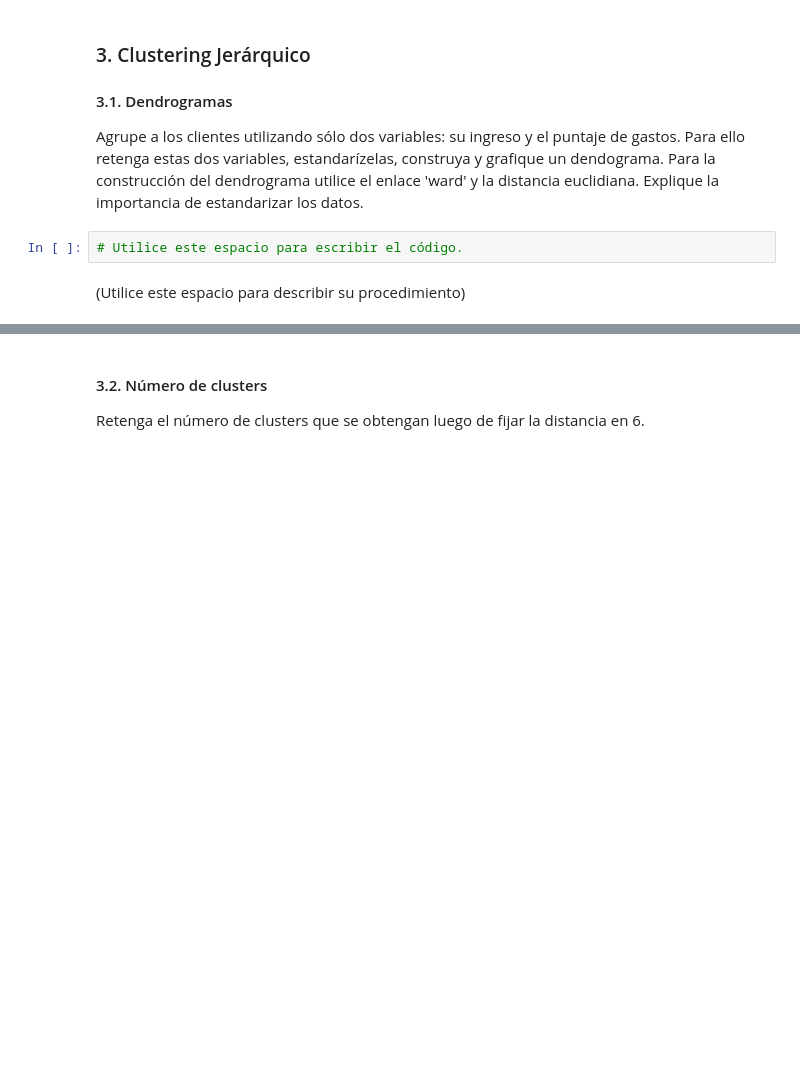
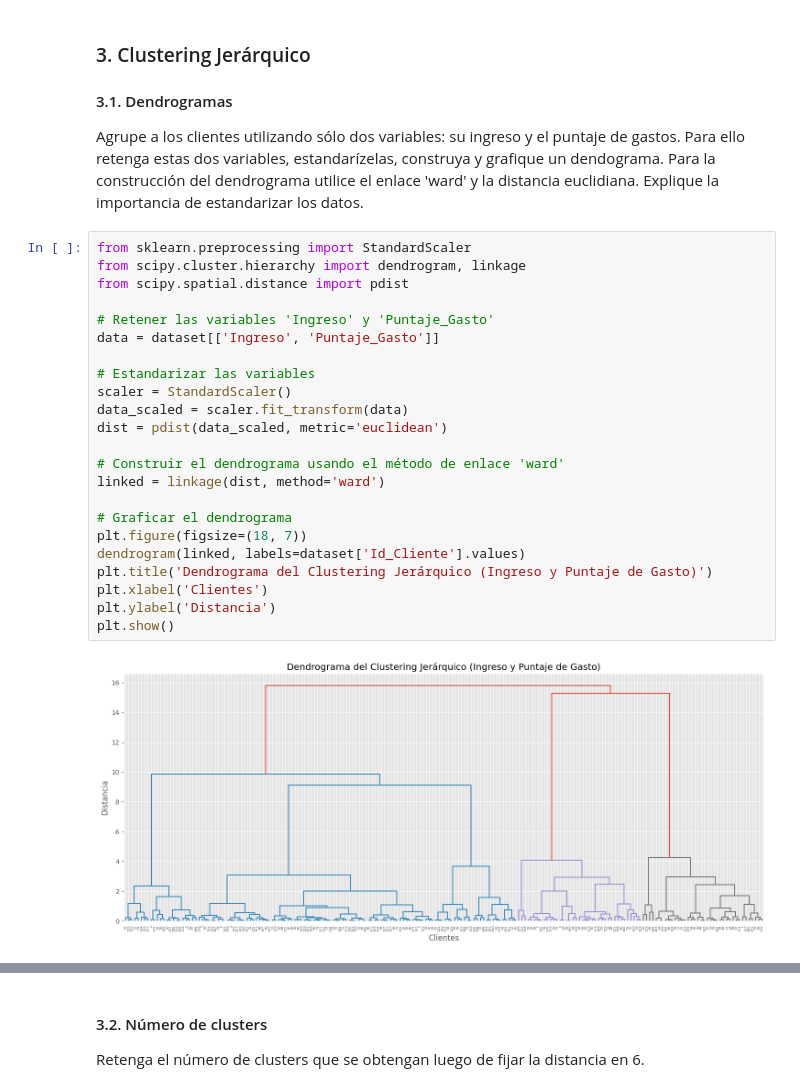
Before and after one commit to jetabaresj/MIAD_UL_2024, a Jupyter notebook: SEMANA 4/S4_LC_Taller_Jerarquico_DBSCAN.ipynb, the cells around one changed output, grey strips where cells are left out. Cells and saved outputs as stored; diff of their text form; blank space fills up the shorter version.

```diff
--- a/SEMANA 4/S4_LC_Taller_Jerarquico_DBSCAN.ipynb
+++ b/SEMANA 4/S4_LC_Taller_Jerarquico_DBSCAN.ipynb
@@ -46,7 +219,28 @@ Antes de comenzar el análisis de segmentación utilice estadísticas descriptiv
 #### 3.1. Dendrogramas
 
 Agrupe a los clientes utilizando sólo dos variables: su ingreso y el puntaje de gastos. Para ello retenga estas dos variables, estandarízelas, construya y grafique un dendograma. Para la construcción del dendrograma utilice el enlace 'ward' y la distancia euclidiana. Explique la importancia de estandarizar los datos.
-# %%
-# Utilice este espacio para escribir el código.
-# %% [markdown]
-(Utilice este espacio para describir su procedimiento)
+# %%
+from sklearn.preprocessing import StandardScaler
+from scipy.cluster.hierarchy import dendrogram, linkage
+from scipy.spatial.distance import pdist
+
+# Retener las variables 'Ingreso' y 'Puntaje_Gasto'
+data = dataset[['Ingreso', 'Puntaje_Gasto']]
+
+# Estandarizar las variables
+scaler = StandardScaler()
+data_scaled = scaler.fit_transform(data)
+dist = pdist(data_scaled, metric='euclidean')
+
+# Construir el dendrograma usando el método de enlace 'ward'
+linked = linkage(dist, method='ward')
+
+# Graficar el dendrograma
+plt.figure(figsize=(18, 7))
+dendrogram(linked, labels=dataset['Id_Cliente'].values)
+plt.title('Dendrograma del Clustering Jerárquico (Ingreso y Puntaje de Gasto)')
+plt.xlabel('Clientes')
+plt.ylabel('Distancia')
+plt.show()
+# %% [output]
+[figure, added]
```
Also changed, not shown: parts of 33 cells of this notebook.
